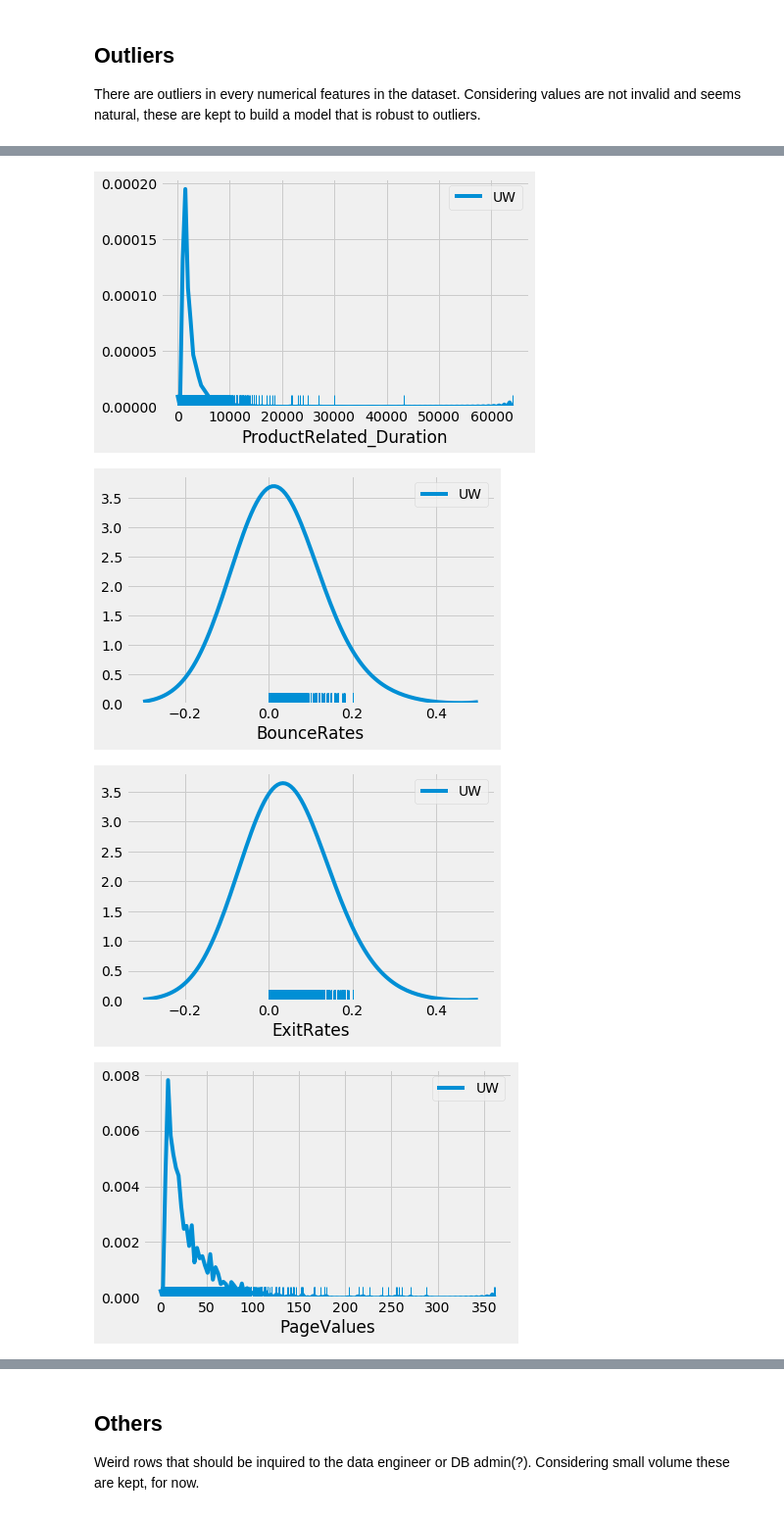
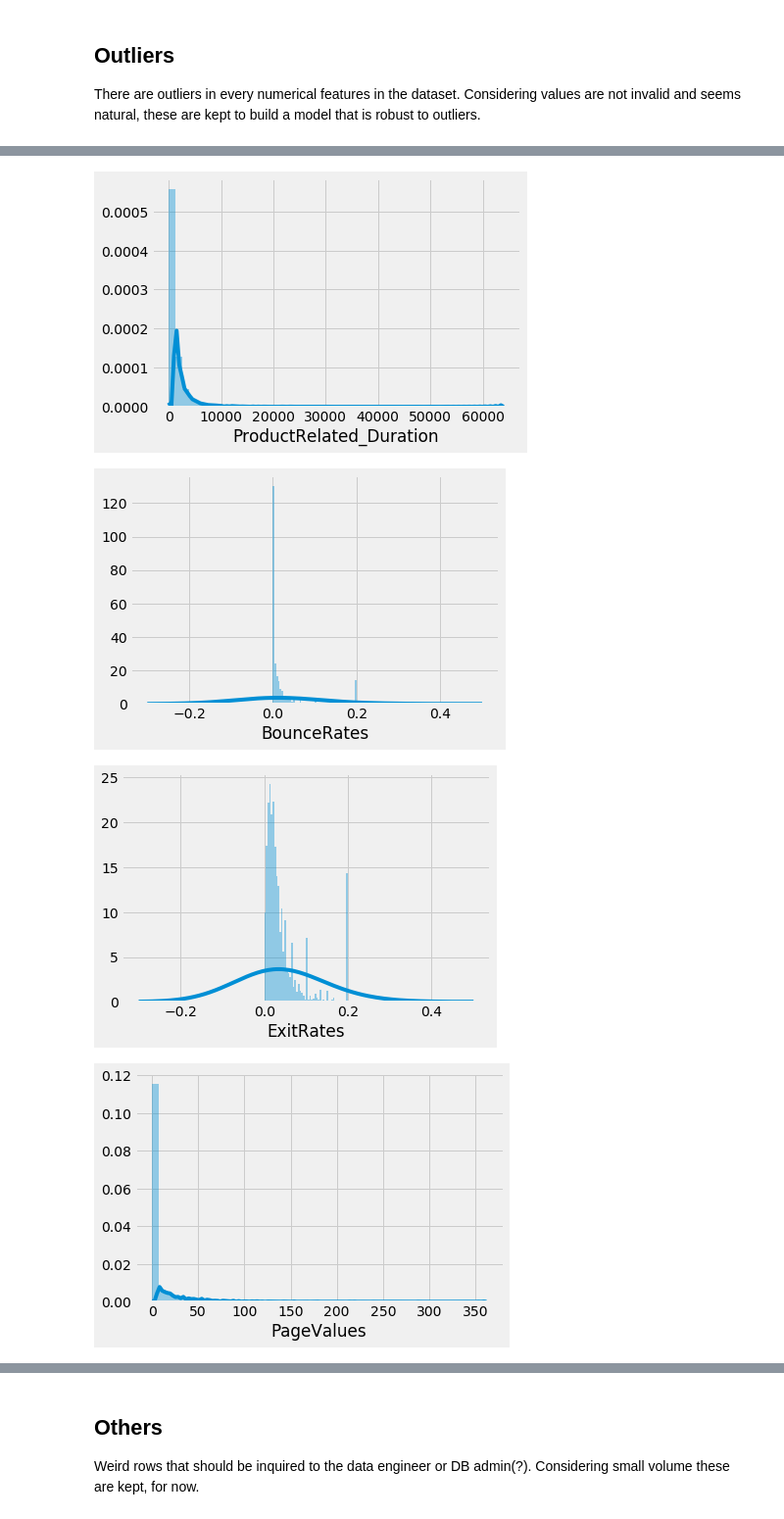
Before and after one commit to gtanubrata/Predicting-Buying-Session, a Jupyter notebook: Project Data Cleaning.ipynb, the cells around one changed output, grey strips where cells are left out. Shown: that part at 98% size. Saved outputs shown, nothing was run; the diff lists cells and outputs as text; code cells hidden in the pictures.

```diff
--- a/Project Data Cleaning.ipynb
+++ b/Project Data Cleaning.ipynb
@@ -63,7 +65,7 @@ Index(['Administrative', 'Administrative_Duration', 'Informational',
 # %%
 num_feats = ['Administrative', 'Administrative_Duration', 'Informational',
              'Informational_Duration', 'ProductRelated', 'ProductRelated_Duration',
-             'BounceRates', 'ExitRates', 'PageValues']
+             'BounceRates', 'ExitRates', 'PageValues', 'SpecialDay']
 # %%
 obj_feats = ['Month', 'OperatingSystems', 'Browser', 'Region',
              'TrafficType', 'VisitorType']
@@ -279,7 +281,7 @@ pd.set_option('display.max_rows', 10)
 There are outliers in every numerical features in the dataset. Considering values are not invalid and seems natural, these are kept to build a model that is robust to outliers.
 # %%
 for column in num_feats:
-    sns.distplot(df[column], rug=True, hist=False, label='UW', kde_kws={'bw':0.1})
+    sns.distplot(df[column], kde_kws={'bw':0.1})
     plt.show()
 
 # lots of features with zeros
@@ -292,4 +294,4 @@ for column in num_feats:
-[figure, old version]
+[figure, new version]
-[figure, old version]
+[figure, new version]
-[figure, old version]
+[figure, new version]
-[figure, old version]
+[figure, new version]
```
Also changed, not shown: parts of 5 cells of this notebook.
